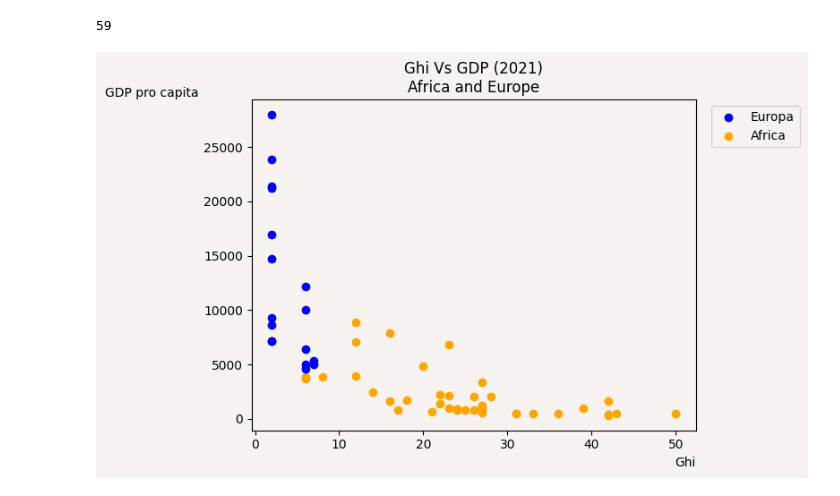
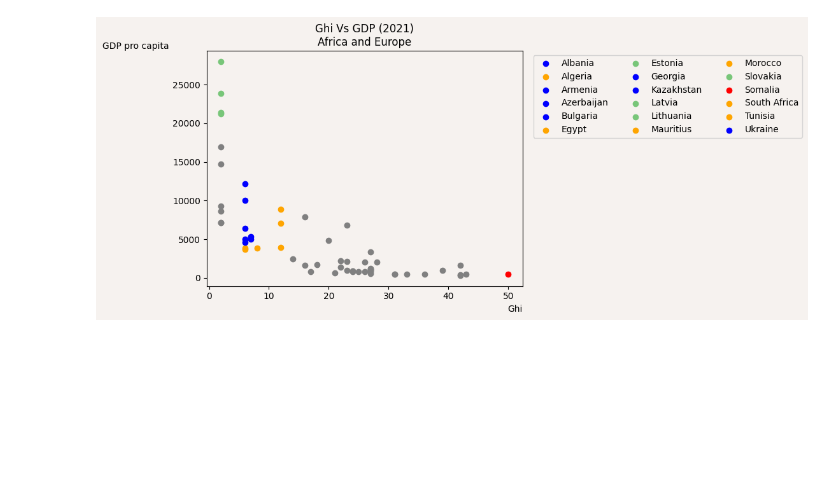
Before and after one commit to snohm/VS, a Jupyter notebook: Sorgenti/GhiVsGdp.ipynb, the cells around one changed output. Cells and saved outputs as stored; diff of their text form; code cells hidden in the pictures; blank space fills up the shorter version.

```diff
--- a/Sorgenti/GhiVsGdp.ipynb
+++ b/Sorgenti/GhiVsGdp.ipynb
@@ -1,6 +1,5 @@
 # %%
 import matplotlib.pyplot as plt
-m=0
 f = open("/workspace/VS/DataSet/StatesOfEurope", "r")
 line = f.readline()
 europe = []
@@ -32,6 +31,7 @@ fGhi = open("/workspace/VS/DataSet/GlobalHungerIndex.csv", "r")
 graphColor = "#f6f2ef"
 plt.figure(facecolor = graphColor)
 plt.axes(facecolor = graphColor)
+
 lGdp = fGdp.readline()
 elemGdp = lGdp.split(",")
 lGhi = fGhi.readline()
@@ -67,50 +67,48 @@ while lGdp != "" and lGhi != "":
         #        plt.scatter(int(float(elemGhi[3])), int(float(elemGdp[3])), label = elemGdp[0], color = "#f03b20")
         #    elif 55 <= int(float(elemGhi[3])) < 65:
         #        plt.scatter(int(float(elemGhi[3])), int(float(elemGdp[3])), label = elemGdp[0], color = "#fe9929")
         #    else:
         #        plt.scatter(int(float(elemGhi[3])), int(float(elemGdp[3])), label = elemGdp[0], color = "#d9f0a3")
         #else:
         #    plt.scatter(int(float(elemGhi[3])), int(float(elemGdp[3])), color = 'gray')
         #
 
         # divide in europa e africa, ignora il resto
-        if elemGhi[0] in europe:
-            plt.scatter(int(float(elemGhi[3])), int(float(elemGdp[3])), color = "blue")
-            m = m+1
-        elif elemGhi[0] in africa:
-            plt.scatter(int(float(elemGhi[3])), int(float(elemGdp[3])), color = "orange")
-            m = m+1
+        #if elemGhi[0] in europe:
+        #    plt.scatter(int(float(elemGhi[3])), int(float(elemGdp[3])), color = "blue")
+        #elif elemGhi[0] in africa:
+        #    plt.scatter(int(float(elemGhi[3])), int(float(elemGdp[3])), color = "orange")
         #
 
         # evidenzia: gli stati europei ed aficani sovrapposti e gli stati con lifeExp sotto a 55
-        #if (elemGhi[0] in europe or elemGhi[0] in africa) and (67 < int(float(elemGhi[3])) and int(float(elemGhi[3])) < 77):
-        #    if elemGhi[0] in europe:
-        #        plt.scatter(int(float(elemGhi[3])), int(float(elemGdp[3])), label = elemGdp[0], color = "blue")
-        #    else:
-        #        plt.scatter(int(float(elemGhi[3])), int(float(elemGdp[3])), label = elemGdp[0], color = "orange")
-        #elif (elemGhi[0] in europe or elemGhi[0] in africa) and int(float(elemGhi[3])) < 55:
-        #    plt.scatter(int(float(elemGhi[3])), int(float(elemGdp[3])), label = elemGdp[0], color = "red")
-        #elif elemGhi[0] in europe or elemGhi[0] in africa:
-        #    plt.scatter(int(float(elemGhi[3])), int(float(elemGdp[3])), color = 'gray')
+        if (elemGhi[0] in europe or elemGhi[0] in africa) and (5 < int(float(elemGhi[3])) and int(float(elemGhi[3])) < 14):
+            if elemGhi[0] in europe:
+                plt.scatter(int(float(elemGhi[3])), int(float(elemGdp[3])), label = elemGdp[0], color = "blue")
+            else:
+                plt.scatter(int(float(elemGhi[3])), int(float(elemGdp[3])), label = elemGdp[0], color = "orange")
+        elif (elemGhi[0] in europe or elemGhi[0] in africa) and int(float(elemGhi[3])) > 48:
+            plt.scatter(int(float(elemGhi[3])), int(float(elemGdp[3])), label = elemGdp[0], color = "red")
+        elif (elemGhi[0] in europe or elemGhi[0] in africa) and int(float(elemGdp[3])) > 20000:
+            plt.scatter(int(float(elemGhi[3])), int(float(elemGdp[3])), label = elemGdp[0], color = "#78c679")
+        elif elemGhi[0] in europe or elemGhi[0] in africa:
+            plt.scatter(int(float(elemGhi[3])), int(float(elemGdp[3])), color = 'gray')
         #
-
         lGhi = fGhi.readline()
         elemGhi = lGhi.split(",")
     else:
         lGhi = fGhi.readline()
         elemGhi = lGhi.split(",")
 fGdp.close()
 fGhi.close()
-print(m)
 #order = [0,2,3,4,5,6,11,12,13,14,17,19,22,23,24,26,29,1,7,10,16,18,20,28,8,9,15,21,27]
 #handles, labels = plt.gca().get_legend_handles_labels()
 #plt.legend([handles[i] for i in order], [labels[i] for i in order], ncol = 3, bbox_to_anchor=(1.02, 1), loc='upper left', facecolor = graphColor)
+plt.legend( ncol = 3, bbox_to_anchor=(1.02, 1), loc='upper left', facecolor = graphColor)
 
-plt.legend(['Europa', 'Africa'] ,ncol = 1, bbox_to_anchor=(1.02, 1), loc='upper left', facecolor = graphColor)
+#plt.legend(['Europa', 'Africa'] ,ncol = 1, bbox_to_anchor=(1.02, 1), loc='upper left', facecolor = graphColor)
 plt.title("Ghi Vs GDP (2021)\nAfrica and Europe")
 plt.xlabel("Ghi", loc='right')
 plt.ylabel("GDP pro capita", rotation='horizontal', loc = 'top')
 plt.show()
 # %% [output]
-59
-[figure, old version]
+[figure, new version]
```
